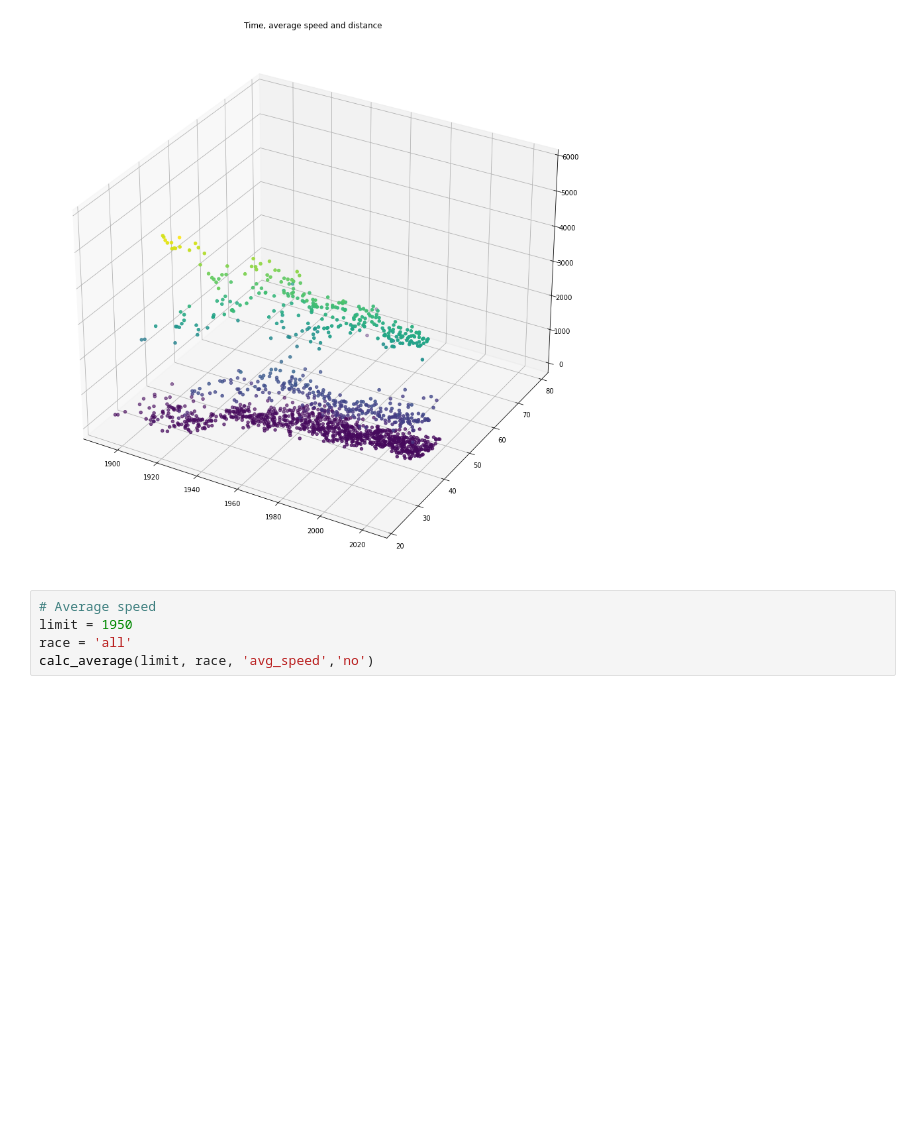
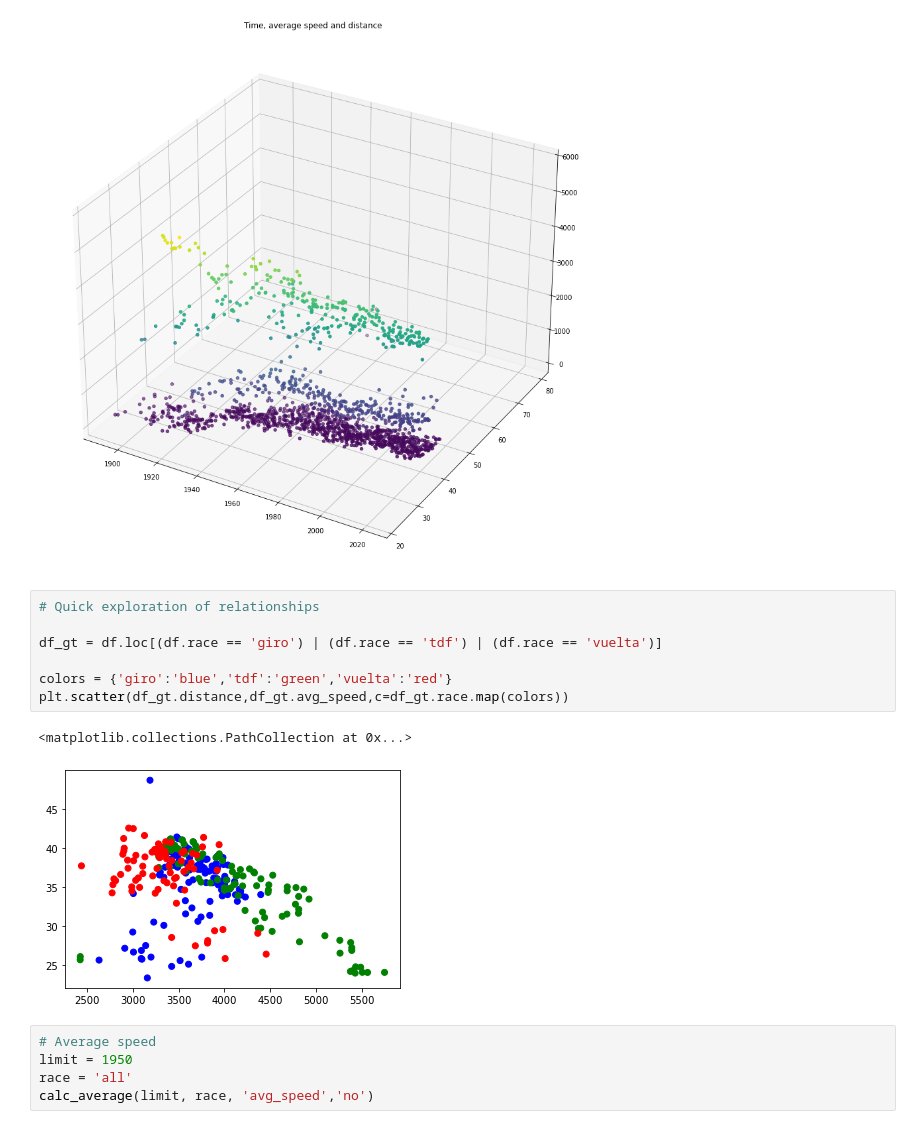
Before and after one commit to jbrttl/cycling, a Jupyter notebook: world_tour_stats.ipynb, the cells around one changed output. Cells and saved outputs as stored; diff of their text form; blank space fills up the shorter version.

```diff
--- a/world_tour_stats.ipynb
+++ b/world_tour_stats.ipynb
@@ -125,6 +125,16 @@ plt.title("Time, average speed and distance")
 plt.show()
 # %% [output]
 [figure]
+# %%
+# Quick exploration of relationships
+
+df_gt = df.loc[(df.race == 'giro') | (df.race == 'tdf') | (df.race == 'vuelta')]
+
+colors = {'giro':'blue','tdf':'green','vuelta':'red'}
+plt.scatter(df_gt.distance,df_gt.avg_speed,c=df_gt.race.map(colors))
+# %% [output]
+<matplotlib.collections.PathCollection at 0x...>
+[figure, added]
 # %%
 # Average speed
 limit = 1950
```
